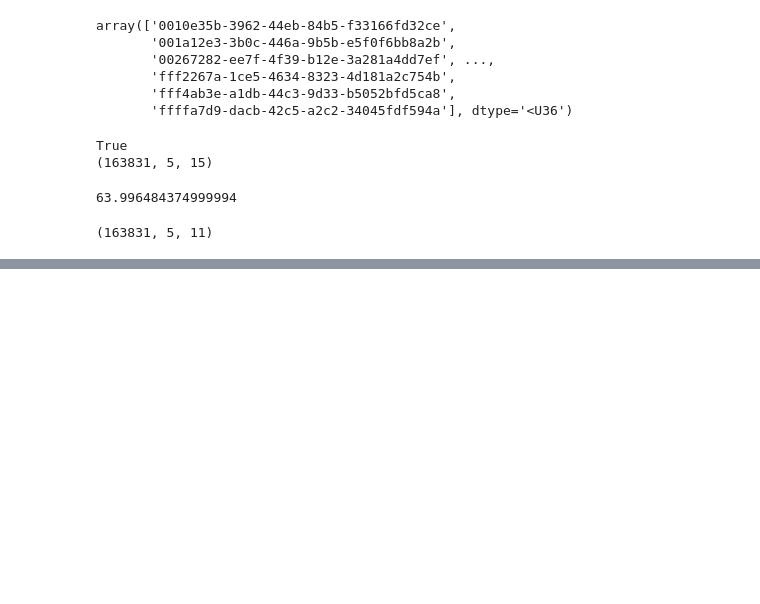
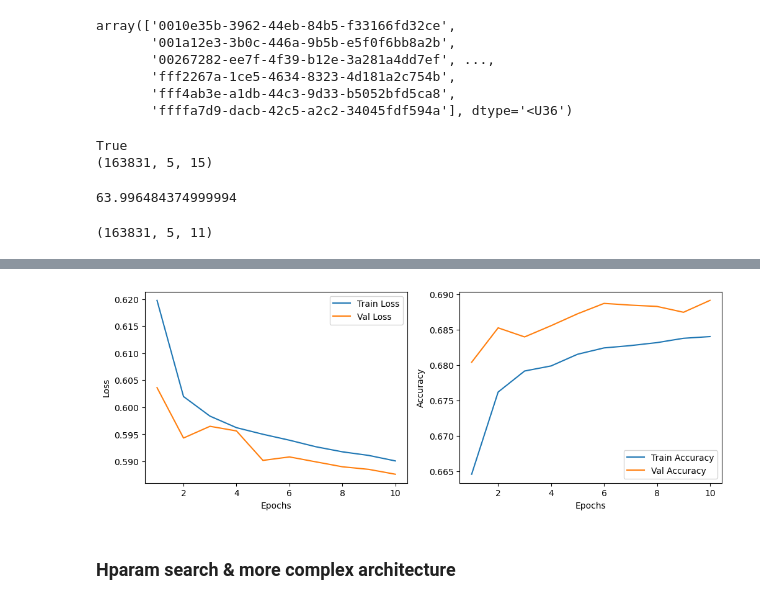
Before and after one commit to anupamajha1/ont_m6a, a Jupyter notebook: crasgaitis/eda.ipynb, the cells around one changed output, grey strips where cells are left out. Saved outputs shown, nothing was run; the diff lists cells and outputs as text; code cells hidden in the pictures; blank space fills up the shorter version.

```diff
--- a/crasgaitis/eda.ipynb
+++ b/crasgaitis/eda.ipynb
@@ -169,6 +169,7 @@ def set_num_nucleotides(features, num = 5):
 
         return new_features
 
-set_num_nucleotides(filtered_features, 5).shape
+filtered_features = set_num_nucleotides(filtered_features, 5)
+filtered_features.shape
 # %% [output]
 (163831, 5, 11)
@@ -195,0 +176,7 @@ class LSTMClassifier(nn.Module):
+# %%
+# prep for model input
+
+X_train = filtered_features.transpose((0, 2, 1))
+y_train = filtered_labels
+
+print(X_train.shape)
@@ -195,0 +185,7 @@ class LSTMClassifier(nn.Module):
+# %%
+# train test split
+
+from sklearn.model_selection import train_test_split
+
+X_train, X_val, y_train, y_val = train_test_split(
+    X_train, y_train, test_size=0.2, random_state=42)
@@ -195,0 +248,21 @@ class LSTMClassifier(nn.Module):
+# %%
+plt.figure(figsize=(12, 4))
+plt.subplot(1, 2, 1)
+plt.plot(range(1, epochs + 1), train_loss_history, label='Train Loss')
+plt.plot(range(1, epochs + 1), val_loss_history, label='Val Loss')
+plt.xlabel('Epochs')
+plt.ylabel('Loss')
+plt.legend()
+
+plt.subplot(1, 2, 2)
+plt.plot(range(1, epochs + 1), train_accuracy_history, label='Train Accuracy')
+plt.plot(range(1, epochs + 1), val_accuracy_history, label='Val Accuracy')
+plt.xlabel('Epochs')
+plt.ylabel('Accuracy')
+plt.legend()
+
+plt.show()
+# %% [output]
+[figure, added]
+# %% [markdown]
+### Hparam search & more complex architecture
```
Also changed, not shown: parts of 5 cells of this notebook, 1 other file.
